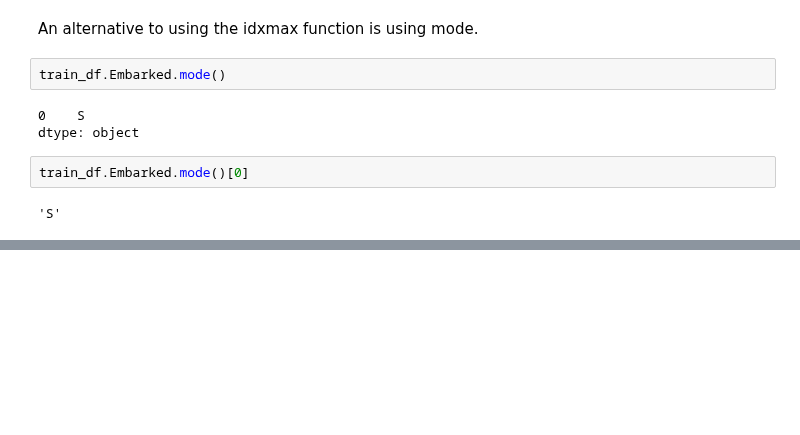
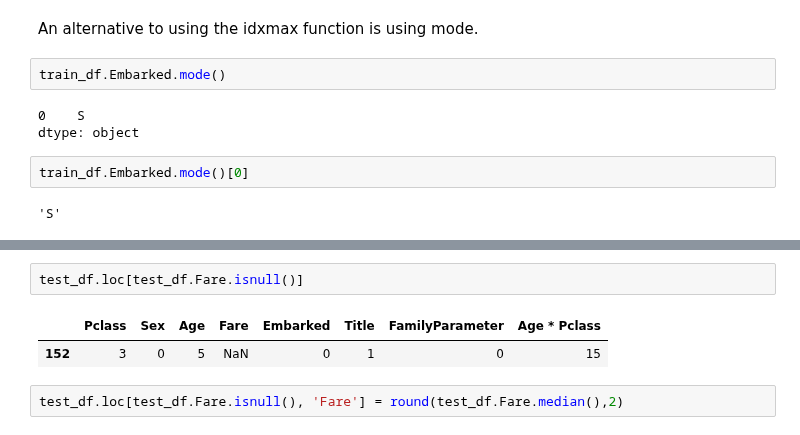
Before and after one commit to sushant2811/KaggleTitanic, a Jupyter notebook: KaggleTitanicSushant.ipynb, the cells around one changed output, grey strips where cells are left out. Cells and saved outputs as stored; diff of their text form; blank space fills up the shorter version.

Commit message:
Completing the fare feature

```diff
--- a/KaggleTitanicSushant.ipynb
+++ b/KaggleTitanicSushant.ipynb
@@ -1212,0 +1262,7 @@ train_df.Embarked.mode()[0]
+# %%
+test_df.loc[test_df.Fare.isnull()]
+# %% [output]
+|  | Pclass | Sex | Age | Fare | Embarked | Title | FamilyParameter | Age * Pclass |
+| 152 | 3 | 0 | 5 | NaN | 0 | 1 | 0 | 15 |
+# %%
+test_df.loc[test_df.Fare.isnull(), 'Fare'] = round(test_df.Fare.median(),2)
```
Also changed, not shown: parts of 6 cells of this notebook.
